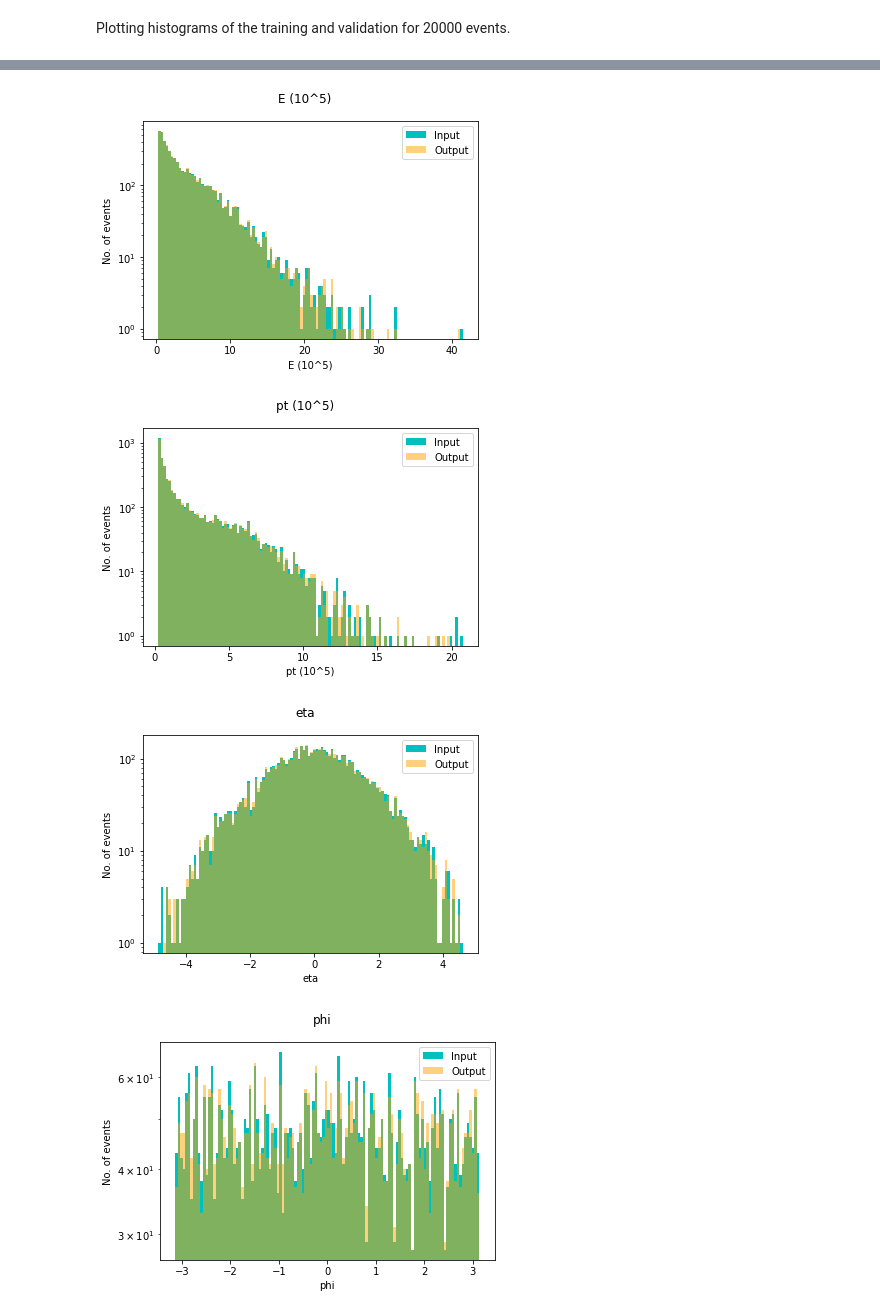
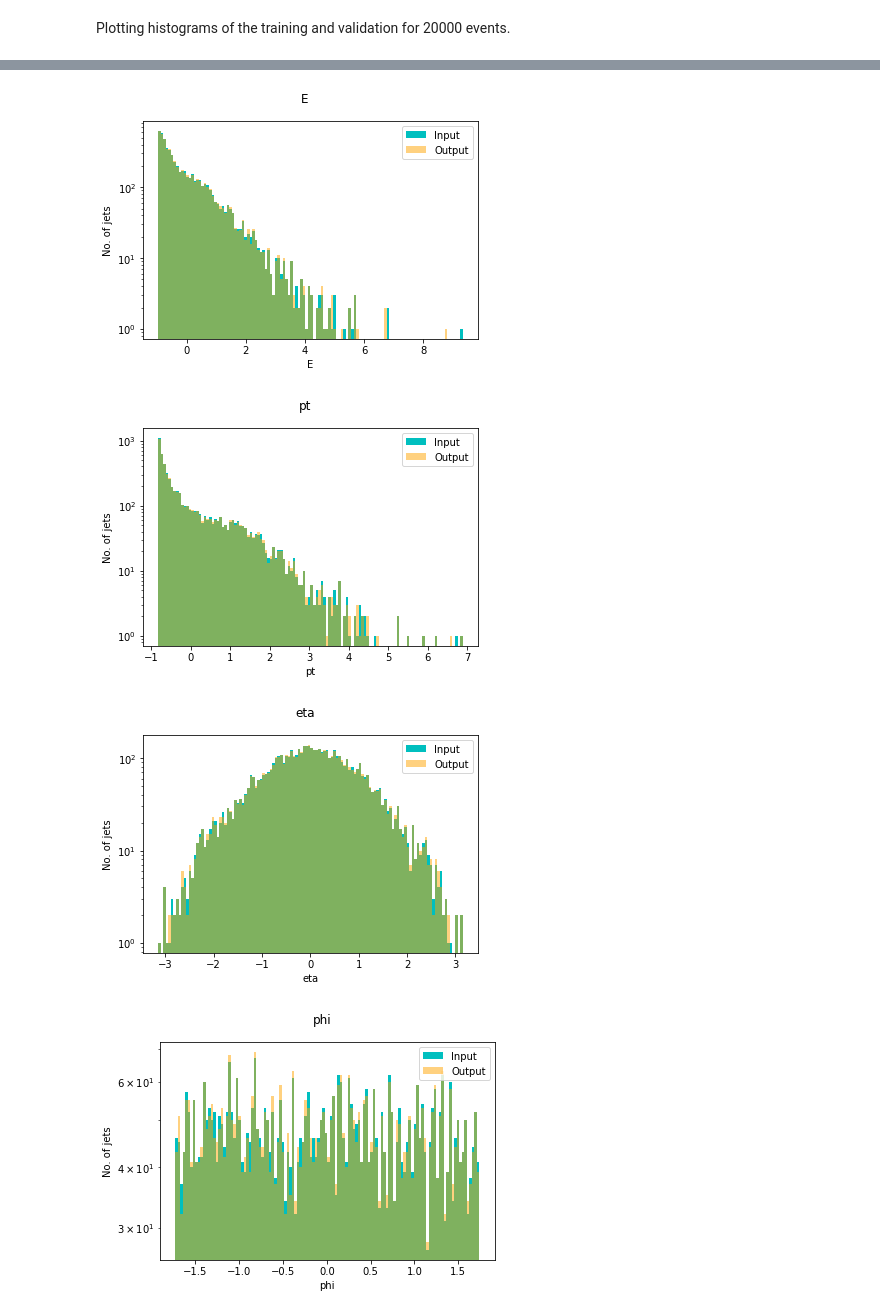
Before and after one commit to nrishabh/atlas-autoencoder, a Jupyter notebook: ATLAS Evaluation Task.ipynb, the cells around one changed output, grey strips where cells are left out. Saved outputs shown, nothing was run; the diff lists cells and outputs as text; code cells hidden in the pictures.

Commit message:
added statistics and graphs

```diff
--- a/ATLAS Evaluation Task.ipynb
+++ b/ATLAS Evaluation Task.ipynb
@@ -141,6 +143,10 @@ We will now be splitting the data into a 75:25 ratio for training and validation
 from sklearn.model_selection import train_test_split
 
 train, test = train_test_split(df, test_size=0.25)
+
+# Shuffling the data
+train = train.sample(frac=1).reset_index(drop=True)
+test = test.sample(frac=1).reset_index(drop=True)
 # %%
 print('Training sample:')
 print(train.head())
@@ -178,14 +184,20 @@ The number of entries in the validation data: 5666
 # %%
 # Plotting the training data
 import matplotlib.pyplot as plt
+import statistics
 
-branches=["E (10^5)","pt (10^5)","eta","phi"]
+branches=["E","pt","eta","phi"]
 
 n_bins = 120
 
-for kk in range(0,4):
-    n_hist_data, bin_edges, _ = plt.hist(train[branches[kk]], label='Input', alpha=1, bins=n_bins)
-    plt.xlabel(xlabel=branches[kk])
-    plt.ylabel('No. of events')
+# for col in branches:
+#     print(col+": ",end='')
+#     print(statistics.quantiles(df[col], n=4, method='inclusive'))
+
+for col in branches:
+    n_hist_data, bin_edges, _ = plt.hist(train[col], label='Input', alpha=1, bins=n_bins)
+    plt.xlabel(xlabel=col)
+    plt.ylabel('No. of jets')
+    plt.savefig(os.path.join('trainData'+col+'.png'))
     plt.show()
 # %% [output]
@@ -370,23 +382,34 @@ save = True
 # Histograms
 idxs = (0, 20000)  # Choose events to compare
 data = torch.tensor(test[idxs[0]:idxs[1]].values, dtype=torch.float)
-pred = model(data)
-pred = pred.detach().numpy()
+decomp_data = model(data)
+decomp_data = decomp_data.detach().numpy()
 data = data.detach().numpy()
 
 data_df = pd.DataFrame(data, columns=test.columns)
-pred_df = pd.DataFrame(pred, columns=test.columns)
+decomp_data_df = pd.DataFrame(decomp_data, columns=test.columns)
+
+print("Statistics Comparison \t[25th percentile, median, 75th percentile]")
+for col in range(4):
+    og_stats = statistics.quantiles(data[col], n=4, method='inclusive')
+    decomp_stats = statistics.quantiles(decomp_data[col], n=4, method='inclusive')
+    for i in range(len(og_stats)):
+        og_stats[i] = og_stats[i].round(3)
+        decomp_stats[i] = decomp_stats[i].round(3)
+    print(str(df.columns[col])+": ",end='\n')
+    print("Orginal: \t\t"+str(og_stats))
+    print("Decompressed: \t\t"+str(decomp_stats))
 
 n_bins = 120
-for kk in np.arange(4):
+for i in np.arange(4):
     plt.figure()
-    n_hist_data, bin_edges, _ = plt.hist(data[:, kk], color='c', label='Input', alpha=1, bins=n_bins)
-    n_hist_pred, _, _ = plt.hist(pred[:, kk], color='orange', label='Output', alpha=0.5, bins=bin_edges)
-    plt.suptitle(test.columns[kk])
-    plt.xlabel(test.columns[kk])
-    plt.ylabel('No. of events')
+    n_hist_data, bin_edges, _ = plt.hist(data[:, i], color='c', label='Input', alpha=1, bins=n_bins)
+    n_hist_decomp_data, _, _ = plt.hist(decomp_data[:, i], color='orange', label='Output', alpha=0.5, bins=bin_edges)
+    plt.suptitle(test.columns[i])
+    plt.xlabel(test.columns[i])
+    plt.ylabel('No. of jets')
     plt.yscale('log')
     if save:
-        plt.savefig(os.path.join(save_dir,test.columns[kk]+'.png'))
+        plt.savefig(os.path.join(save_dir,test.columns[i]+'.png'))
     plt.legend()
 # %% [output]
@@ -393,4 +429,4 @@ for kk in np.arange(4):
-[figure, old version]
+[figure, new version]
-[figure, old version]
+[figure, new version]
-[figure, old version]
+[figure, new version]
-[figure, old version]
+[figure, new version]
```
Also changed, not shown: parts of 11 cells of this notebook, 14 other files.
